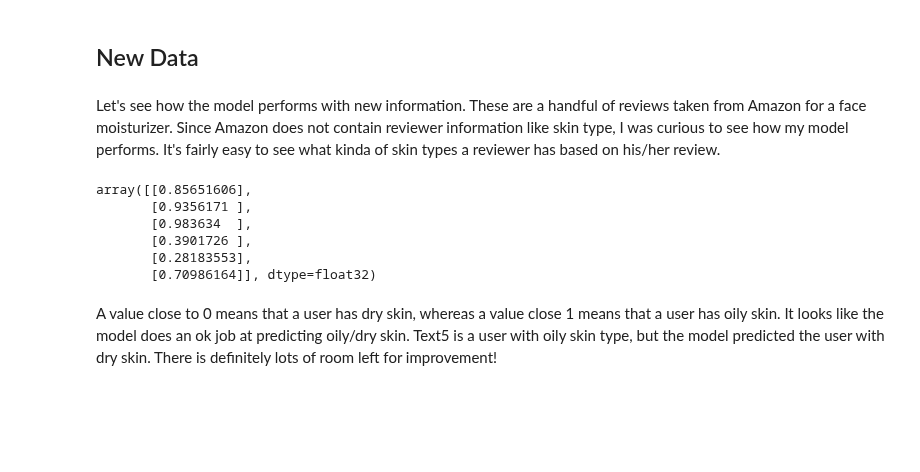
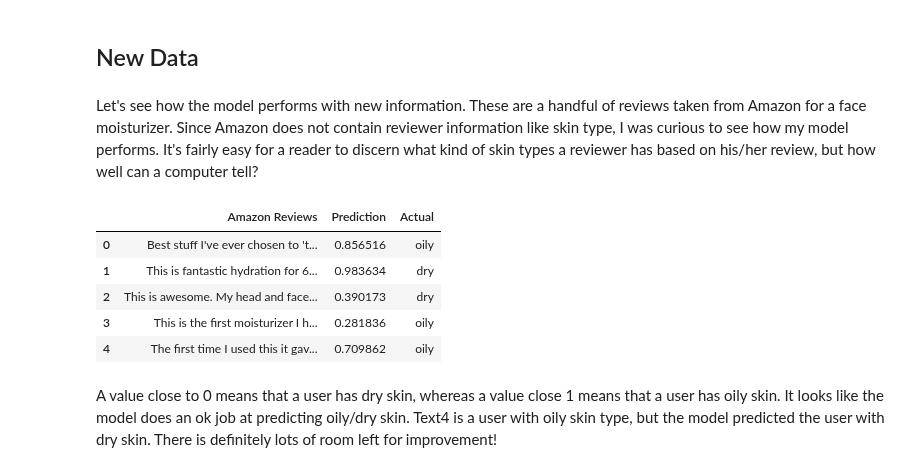
Before and after one commit to nicleong27/Beauty_Reviews, a Jupyter notebook: LSTM_Model.ipynb, the cells around one changed output. Saved outputs shown, nothing was run; the diff lists cells and outputs as text; code cells hidden in the pictures; blank space fills up the shorter version.

```diff
--- a/LSTM_Model.ipynb
+++ b/LSTM_Model.ipynb
@@ -165,29 +165,33 @@ Test accuracy: 0.5710022
 # %% [markdown]
 ## New Data
 # %% [markdown]
-Let's see how the model performs with new information. These are a handful of reviews taken from Amazon for a face moisturizer. Since Amazon does not contain reviewer information like skin type, I was curious to see how my model performs. It's fairly easy to see what kinda of skin types a reviewer has based on his/her review.
+Let's see how the model performs with new information. These are a handful of reviews taken from Amazon for a face moisturizer. Since Amazon does not contain reviewer information like skin type, I was curious to see how my model performs. It's fairly easy for a reader to discern what kind of skin types a reviewer has based on his/her review, but how well can a computer tell?
 # %%
 text1 = "Best stuff I've ever chosen to 'try'. I've had acne prone/oily/dry skin since my early 20's. I have used EVERYTHING out there to help clear it up. Nothing worked. Or something would help the acne, but completely dry my skin out that it literally hurt to smile. Or I'd use something to help with the dry skin, and my skin would go into rescue mode and create an immense amount of oil overcompensating for the dryness. It was frustrating, I was insecure. People who have had skin problems KNOW what I'm talking about. I tried this last November, bc I'd run out of moisturizer, and asked my mom if I could borrow some of hers. Neutrogena hydro boost was what she gave me to use that day. I first noticed after I applied it to my face, neck and décolletté, how velvety my skin felt. And it was as if my skin just drank it up! Like it really needed it. So I applied a little more. Went to bed, woke up the next morning- my skin looked and felt totally different. No fabrication. No exaggeration. The texture was different. I had a glow. And even my acne wasn't as red, or aggitated looking. And had seemed actually slightly minimized. I began using it from that day forward and my cystyc acne has ceased, my skin is supple, clear, brightened. All I can think is that this moisturizer some how balanced the pH levels in my skin. I can't live without this stuff. It's fantastic."
-text2 = "I have combination dry/oily skin and I got this after seeing the TV commercial and decided to try it out. I've been using this daily for a few weeks now and I really love it! It doesn't take much to apply to my whole face, dries quickly and makes my skin feel super soft. It also seems to be balancing out my skin- not super oily/dry anymore. I'd recommend this if you have a similar skin type."
-text3 = "This is fantastic hydration for 60 & over skin. Neutrogena products have been recommended to me as an effective an affordable alternative to the high priced skin care lines. (I also use rose water mist in combination with this). Very light, goes on smoothly and absorbs quickly."
-text4 = "This is awesome. My head and face was extremely dry (during chemotherapy) and this cream worked great and feels refreshing when applied. I would strongly recommend"
-text5 = "This is the first moisturizer I have ever used. I have oily skin so I never thought I needed to use a moisturizer. I didn't want to put something on my face that would add more moisture and potentially make it more greasy or worse, cause me to breakout. After reading and listening to several high reviews, I decided to give it chance. My skin can be a little dry in the winter, so it couldn't hurt. After one use, my face was moisturized but not overly moisturized and it felt softer and smoother. I like that this is a water based gel moisturizer and the fact it contains hyaluronic acid. I highly recommend this!"
-text6 = "The first time I used this it gave a delightful tingling all over my skin, making it feel cool and fresh. There's no sticky residue, no overt fragrance (although still more fragrance than Garnier SkinActive Moisture Rescue), and there's no oily feeling at the end of the day. It's a bit heavier than the Garnier SkinActive Moisture Rescue, and for that, I feel I can use the Garnier product twice a day whereas this product I only like to use once a day, but it feels like it's actually calming my face down, which calms me down. It feels like a mini-facial. I think as an indulgence, I love this product, and it is fantastic for oily skin - as it will keep your skin moisturized so you don't produce excess oil during the day - AND dry skin, so I highly recommend, but for a daily product that's also cheaper, my go-to is still the Garnier SkinActive Moisture Rescue."
+text2 = "This is fantastic hydration for 60 & over skin. Neutrogena products have been recommended to me as an effective an affordable alternative to the high priced skin care lines. (I also use rose water mist in combination with this). Very light, goes on smoothly and absorbs quickly."
+text3 = "This is awesome. My head and face was extremely dry (during chemotherapy) and this cream worked great and feels refreshing when applied. I would strongly recommend"
+text4 = "This is the first moisturizer I have ever used. I have oily skin so I never thought I needed to use a moisturizer. I didn't want to put something on my face that would add more moisture and potentially make it more greasy or worse, cause me to breakout. After reading and listening to several high reviews, I decided to give it chance. My skin can be a little dry in the winter, so it couldn't hurt. After one use, my face was moisturized but not overly moisturized and it felt softer and smoother. I like that this is a water based gel moisturizer and the fact it contains hyaluronic acid. I highly recommend this!"
+text5 = "The first time I used this it gave a delightful tingling all over my skin, making it feel cool and fresh. There's no sticky residue, no overt fragrance (although still more fragrance than Garnier SkinActive Moisture Rescue), and there's no oily feeling at the end of the day. It's a bit heavier than the Garnier SkinActive Moisture Rescue, and for that, I feel I can use the Garnier product twice a day whereas this product I only like to use once a day, but it feels like it's actually calming my face down, which calms me down. It feels like a mini-facial. I think as an indulgence, I love this product, and it is fantastic for oily skin - as it will keep your skin moisturized so you don't produce excess oil during the day - AND dry skin, so I highly recommend, but for a daily product that's also cheaper, my go-to is still the Garnier SkinActive Moisture Rescue."
 
-texts = [text1, text2, text3, text4, text5, text6]
+texts = [text1, text2, text3, text4, text5]
 # %%
 model = load_model('models/model18.h5')
 # %%
 tokens = tokenizer.texts_to_sequences(texts)
 tokens_pad = pad_sequences(tokens, maxlen=93)
 # %%
-model.predict(tokens_pad)
+predict = model.predict(tokens_pad)
-# %% [output]
-array([[0.85651606],
-       [0.9356171 ],
-       [0.983634  ],
-       [0.3901726 ],
-       [0.28183553],
-       [0.70986164]], dtype=float32)
+# %%
+temp_df = pd.DataFrame(texts, columns=['Amazon Reviews'])
+temp_df['Prediction'] = predict
+temp_df['Actual'] = ['oily', 'dry', 'dry','oily', 'oily']
+temp_df
+# %% [output]
+|  | Amazon Reviews | Prediction | Actual |
+| 0 | Best stuff I've ever chosen to 't... | 0.856516 | oily |
+| 1 | This is fantastic hydration for 6... | 0.983634 | dry |
+| 2 | This is awesome. My head and face... | 0.390173 | dry |
+| 3 | This is the first moisturizer I h... | 0.281836 | oily |
+| 4 | The first time I used this it gav... | 0.709862 | oily |
 # %% [markdown]
-A value close to 0 means that a user has dry skin, whereas a value close 1 means that a user has oily skin. It looks like the model does an ok job at predicting oily/dry skin. Text5 is a user with oily skin type, but the model predicted the user with dry skin. There is definitely lots of room left for improvement!
+A value close to 0 means that a user has dry skin, whereas a value close 1 means that a user has oily skin. It looks like the model does an ok job at predicting oily/dry skin. Text4 is a user with oily skin type, but the model predicted the user with dry skin. There is definitely lots of room left for improvement!
```
